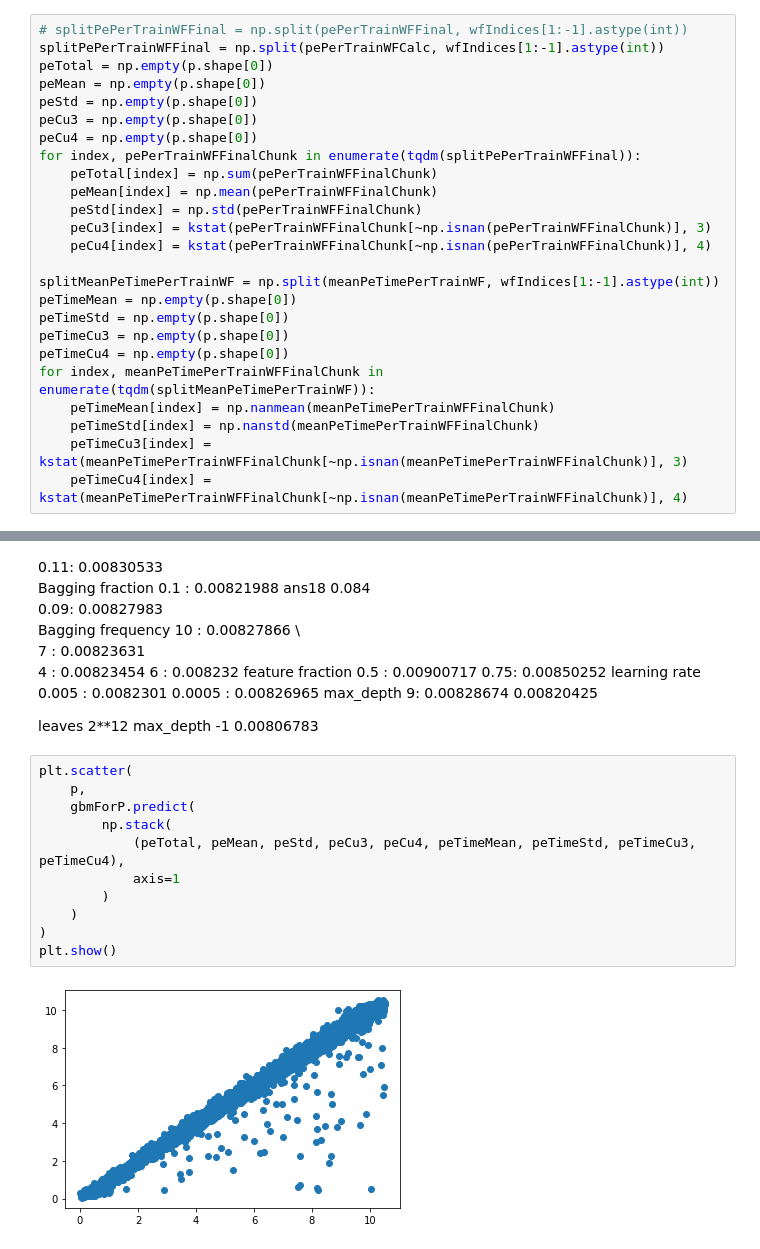
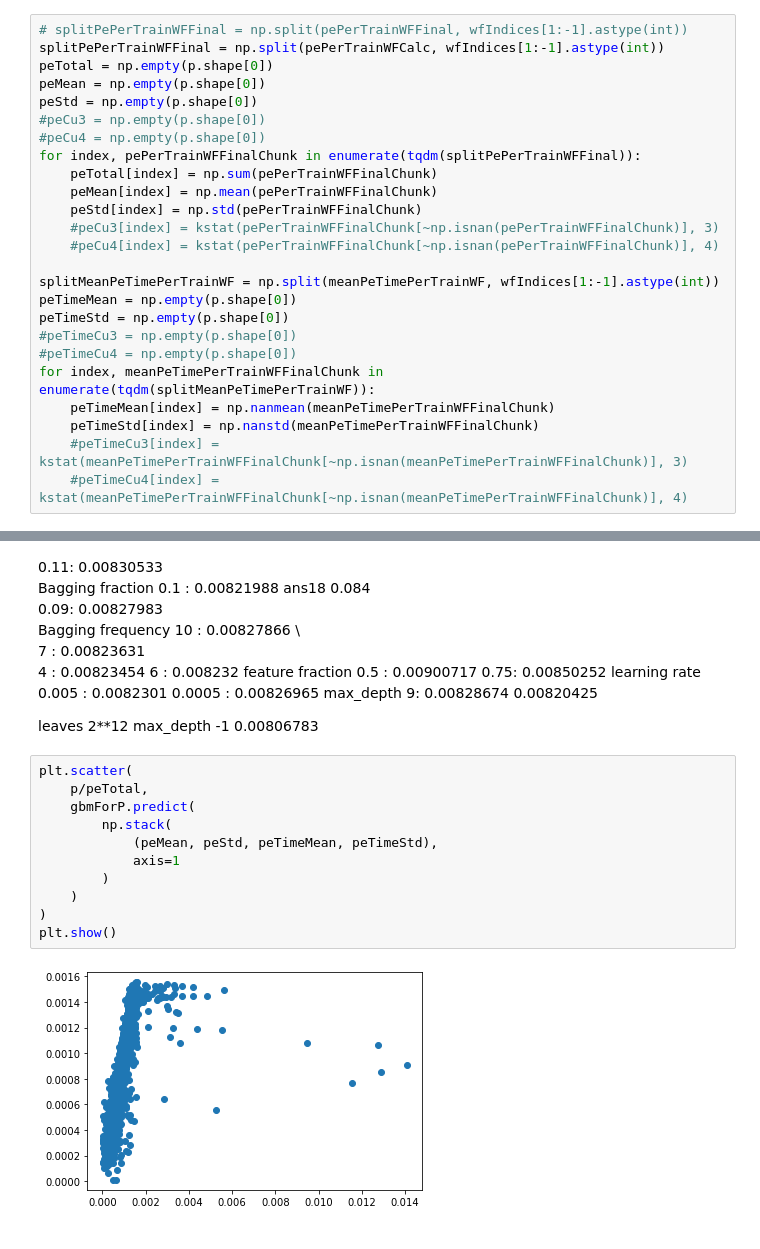
Before and after one commit to haimengzhao/juno-reconstruction, a Jupyter notebook: train.ipynb, the cells around one changed output, grey strips where cells are left out. Saved outputs shown, nothing was run; the diff lists cells and outputs as text.

```diff
--- a/train.ipynb
+++ b/train.ipynb
@@ -209,25 +209,25 @@ splitPePerTrainWFFinal = np.split(pePerTrainWFCalc, wfIndices[1:-1].astype(int))
 peTotal = np.empty(p.shape[0])
 peMean = np.empty(p.shape[0])
 peStd = np.empty(p.shape[0])
-peCu3 = np.empty(p.shape[0])
-peCu4 = np.empty(p.shape[0])
+#peCu3 = np.empty(p.shape[0])
+#peCu4 = np.empty(p.shape[0])
 for index, pePerTrainWFFinalChunk in enumerate(tqdm(splitPePerTrainWFFinal)):
     peTotal[index] = np.sum(pePerTrainWFFinalChunk)
     peMean[index] = np.mean(pePerTrainWFFinalChunk)
     peStd[index] = np.std(pePerTrainWFFinalChunk)
-    peCu3[index] = kstat(pePerTrainWFFinalChunk[~np.isnan(pePerTrainWFFinalChunk)], 3)
-    peCu4[index] = kstat(pePerTrainWFFinalChunk[~np.isnan(pePerTrainWFFinalChunk)], 4)
+    #peCu3[index] = kstat(pePerTrainWFFinalChunk[~np.isnan(pePerTrainWFFinalChunk)], 3)
+    #peCu4[index] = kstat(pePerTrainWFFinalChunk[~np.isnan(pePerTrainWFFinalChunk)], 4)
 
 splitMeanPeTimePerTrainWF = np.split(meanPeTimePerTrainWF, wfIndices[1:-1].astype(int))
 peTimeMean = np.empty(p.shape[0])
 peTimeStd = np.empty(p.shape[0])
-peTimeCu3 = np.empty(p.shape[0])
-peTimeCu4 = np.empty(p.shape[0])
+#peTimeCu3 = np.empty(p.shape[0])
+#peTimeCu4 = np.empty(p.shape[0])
 for index, meanPeTimePerTrainWFFinalChunk in enumerate(tqdm(splitMeanPeTimePerTrainWF)):
     peTimeMean[index] = np.nanmean(meanPeTimePerTrainWFFinalChunk)
     peTimeStd[index] = np.nanstd(meanPeTimePerTrainWFFinalChunk)
-    peTimeCu3[index] = kstat(meanPeTimePerTrainWFFinalChunk[~np.isnan(meanPeTimePerTrainWFFinalChunk)], 3)
-    peTimeCu4[index] = kstat(meanPeTimePerTrainWFFinalChunk[~np.isnan(meanPeTimePerTrainWFFinalChunk)], 4)
+    #peTimeCu3[index] = kstat(meanPeTimePerTrainWFFinalChunk[~np.isnan(meanPeTimePerTrainWFFinalChunk)], 3)
+    #peTimeCu4[index] = kstat(meanPeTimePerTrainWFFinalChunk[~np.isnan(meanPeTimePerTrainWFFinalChunk)], 4)
 # %%
 trainDataForP = lgb.Dataset(
     np.stack(
@@ -351,14 +350,14 @@ max_depth 9: 0.00828674
 leaves 2**12 max_depth -1 0.00806783
 # %%
 plt.scatter(
-    p,
+    p/peTotal,
     gbmForP.predict(
         np.stack(
-            (peTotal, peMean, peStd, peCu3, peCu4, peTimeMean, peTimeStd, peTimeCu3, peTimeCu4),
+            (peMean, peStd, peTimeMean, peTimeStd),
             axis=1
         )
     )
 )
 plt.show()
 # %% [output]
-[figure, old version]
+[figure, new version]
```
Also changed, not shown: parts of 3 cells of this notebook, 6 other files.
